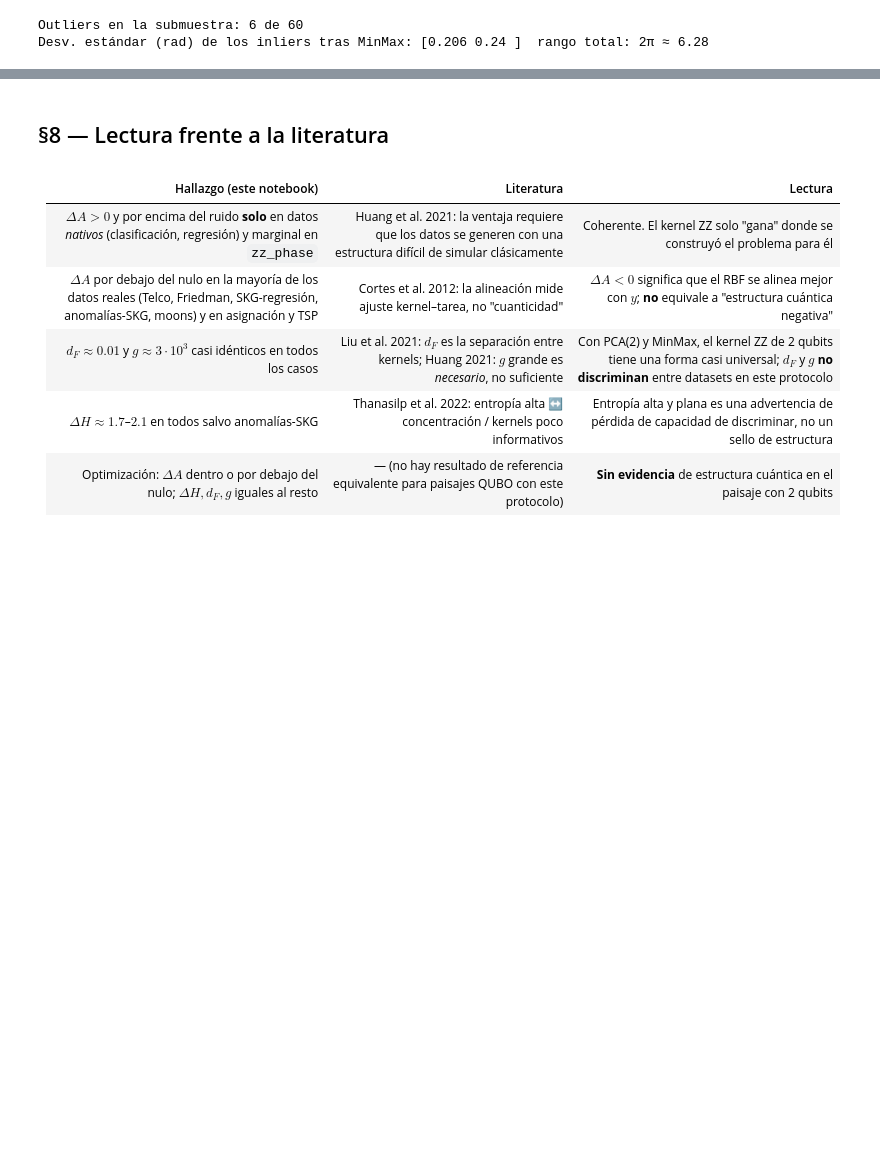
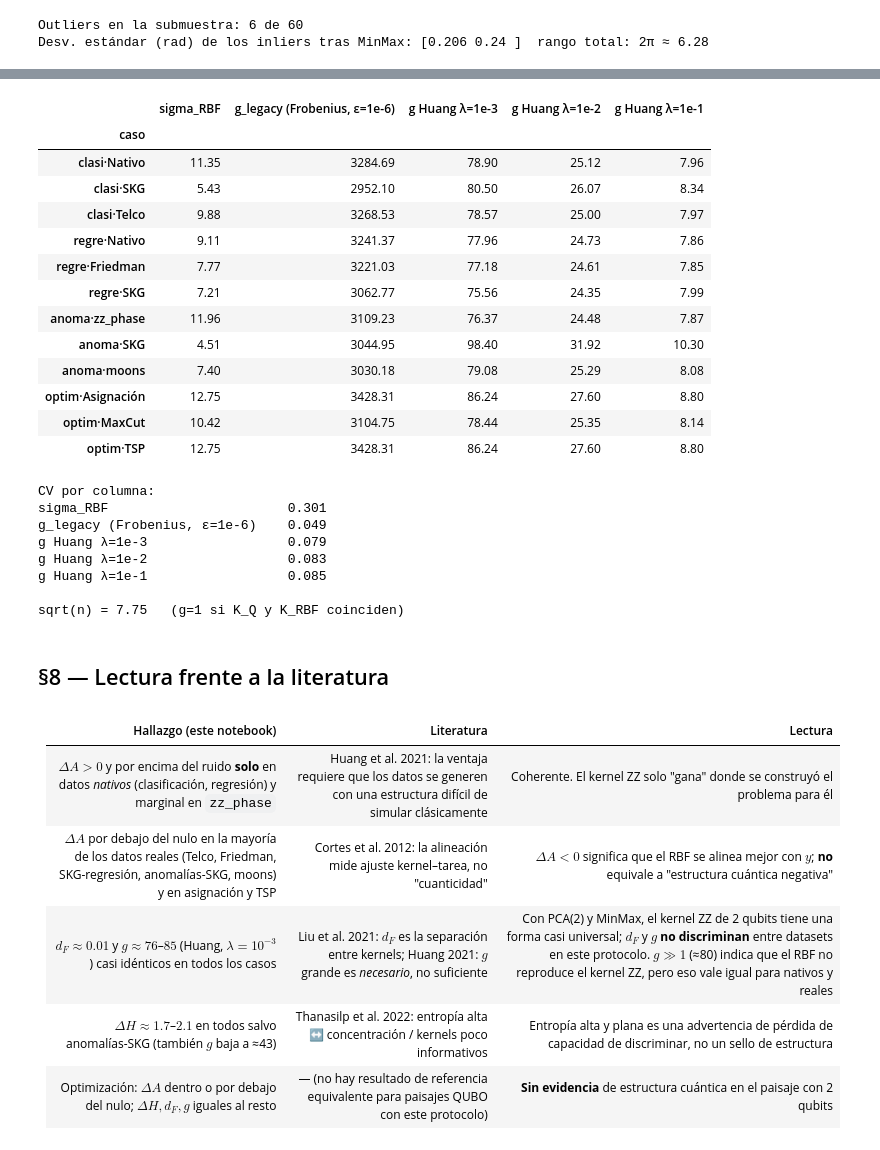
Before and after one commit to juandapradam12/OldUNIR-MasterQC-QuantumAdvantageInDataScienceOld, a Jupyter notebook: POCs/notebooks/11_estructura_cuantica_por_caso_uso.ipynb, the cells around one changed output, grey strips where cells are left out. Cells and saved outputs as stored; diff of their text form; code cells hidden in the pictures; blank space fills up the shorter version.

```diff
--- a/POCs/notebooks/11_estructura_cuantica_por_caso_uso.ipynb
+++ b/POCs/notebooks/11_estructura_cuantica_por_caso_uso.ipynb
@@ -232,3 +262,44 @@ Desv. estándar (rad) de los inliers tras MinMax: [0.206 0.24 ]  rango total: 2
+# %%
+from qml_v2.quantumness import best_rbf_kernel, geometric_difference_huang, geometric_difference
+rows = []
+for job in ec.supervised_jobs() + ec.optimization_jobs():
+    X, y = job.instances[0]
+    Xs, ys = ec.subsample(X, ec._standardize_continuous(y), 60, 42)
+    Xq, _, _ = encode_for_zz_kernel(Xs, Xs, 2, 42, job.already_zz_space)
+    KQ = zz_fidelity_kernel(Xq, 2, 2, "full", 42)
+    KC, sigma = best_rbf_kernel(Xq, KQ)
+    rows.append({"caso": f"{job.family[:5]}·{job.name}", "sigma_RBF": sigma,
+                 "g_legacy (Frobenius, ε=1e-6)": geometric_difference(KQ, KC),
+                 "g Huang λ=1e-3": geometric_difference_huang(KQ, KC, 1e-3),
+                 "g Huang λ=1e-2": geometric_difference_huang(KQ, KC, 1e-2),
+                 "g Huang λ=1e-1": geometric_difference_huang(KQ, KC, 1e-1)})
+gt = pd.DataFrame(rows).set_index("caso")
+display(gt.round(2))
+print("CV por columna:"); print((gt.std() / gt.mean()).round(3).to_string())
+print("\nsqrt(n) =", round(60 ** 0.5, 2), "  (g=1 si K_Q y K_RBF coinciden)")
+# %% [output]
+|  | sigma_RBF | g_legacy (Frobenius, ε=1e-6) | g Huang λ=1e-3 | g Huang λ=1e-2 | g Huang λ=1e-1 |
+| caso |  |  |  |  |  |
+| clasi·Nativo | 11.35 | 3284.69 | 78.90 | 25.12 | 7.96 |
+| clasi·SKG | 5.43 | 2952.10 | 80.50 | 26.07 | 8.34 |
+| clasi·Telco | 9.88 | 3268.53 | 78.57 | 25.00 | 7.97 |
+| regre·Nativo | 9.11 | 3241.37 | 77.96 | 24.73 | 7.86 |
+| regre·Friedman | 7.77 | 3221.03 | 77.18 | 24.61 | 7.85 |
+| regre·SKG | 7.21 | 3062.77 | 75.56 | 24.35 | 7.99 |
+| anoma·zz_phase | 11.96 | 3109.23 | 76.37 | 24.48 | 7.87 |
+| anoma·SKG | 4.51 | 3044.95 | 98.40 | 31.92 | 10.30 |
+| anoma·moons | 7.40 | 3030.18 | 79.08 | 25.29 | 8.08 |
+| optim·Asignación | 12.75 | 3428.31 | 86.24 | 27.60 | 8.80 |
+| optim·MaxCut | 10.42 | 3104.75 | 78.44 | 25.35 | 8.14 |
+| optim·TSP | 12.75 | 3428.31 | 86.24 | 27.60 | 8.80 |
+CV por columna:
+sigma_RBF                       0.301
+g_legacy (Frobenius, ε=1e-6)    0.049
+g Huang λ=1e-3                  0.079
+g Huang λ=1e-2                  0.083
+g Huang λ=1e-1                  0.085
+
+sqrt(n) = 7.75   (g=1 si K_Q y K_RBF coinciden)
 # %% [markdown]
 ## §8 — Lectura frente a la literatura
 # %% [markdown]
@@ -236,8 +307,8 @@ Desv. estándar (rad) de los inliers tras MinMax: [0.206 0.24 ]  rango total: 2
 |---|---|---|
 | $\Delta A>0$ y por encima del ruido **solo** en datos *nativos* (clasificación, regresión) y marginal en `zz_phase` | Huang et al. 2021: la ventaja requiere que los datos se generen con una estructura difícil de simular clásicamente | Coherente. El kernel ZZ solo "gana" donde se construyó el problema para él |
 | $\Delta A$ por debajo del nulo en la mayoría de los datos reales (Telco, Friedman, SKG-regresión, anomalías-SKG, moons) y en asignación y TSP | Cortes et al. 2012: la alineación mide ajuste kernel–tarea, no "cuanticidad" | $\Delta A<0$ significa que el RBF se alinea mejor con $y$; **no** equivale a "estructura cuántica negativa" |
-| $d_F\approx0.01$ y $g\approx3\cdot10^3$ casi idénticos en todos los casos | Liu et al. 2021: $d_F$ es la separación entre kernels; Huang 2021: $g$ grande es *necesario*, no suficiente | Con PCA(2) y MinMax, el kernel ZZ de 2 qubits tiene una forma casi universal; $d_F$ y $g$ **no discriminan** entre datasets en este protocolo |
-| $\Delta H\approx1.7$–$2.1$ en todos salvo anomalías-SKG | Thanasilp et al. 2022: entropía alta ↔ concentración / kernels poco informativos | Entropía alta y plana es una advertencia de pérdida de capacidad de discriminar, no un sello de estructura |
+| $d_F\approx0.01$ y $g\approx76$–$85$ (Huang, $\lambda=10^{-3}$) casi idénticos en todos los casos | Liu et al. 2021: $d_F$ es la separación entre kernels; Huang 2021: $g$ grande es *necesario*, no suficiente | Con PCA(2) y MinMax, el kernel ZZ de 2 qubits tiene una forma casi universal; $d_F$ y $g$ **no discriminan** entre datasets en este protocolo. $g\gg1$ (≈80) indica que el RBF no reproduce el kernel ZZ, pero eso vale igual para nativos y reales |
+| $\Delta H\approx1.7$–$2.1$ en todos salvo anomalías-SKG (también $g$ baja a ≈43) | Thanasilp et al. 2022: entropía alta ↔ concentración / kernels poco informativos | Entropía alta y plana es una advertencia de pérdida de capacidad de discriminar, no un sello de estructura |
 | Optimización: $\Delta A$ dentro o por debajo del nulo; $\Delta H,d_F,g$ iguales al resto | — (no hay resultado de referencia equivalente para paisajes QUBO con este protocolo) | **Sin evidencia** de estructura cuántica en el paisaje con 2 qubits |
 # %% [markdown]
 ## §9 — Conclusiones honestas y límites
```
Also changed, not shown: parts of 9 cells of this notebook, 17 other files.
